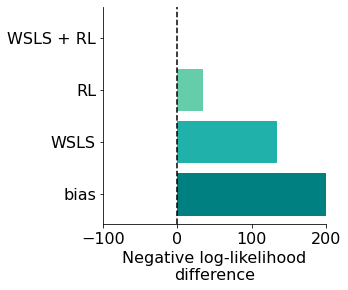
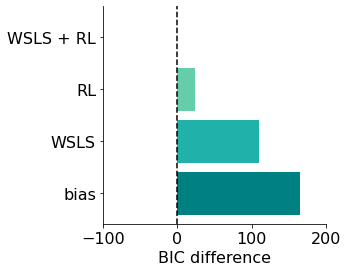
The notebook cell's code change between the first figure and the second:
--- before
+++ after
@@ -1,12 +1,11 @@
-# Plot the NLL for the model comparison in the SD
+# Plot the BIC for the model comparison in the SD
 fig, ax = plt.subplots(figsize=(4,4))
 num_models = 4
-model_fits = np.asarray([25138.9, 25072.5, 24974.0, 24940.5])-24940.5
+model_fits = np.asarray([25150.6, 25095.8, 25009.0, 24987.2])-24987.2
 
 barlist = ax.barh(range(num_models),model_fits, color='lightsteelblue')
 ax.set_yticks(range(num_models))
 ax.set_yticklabels(labels=['bias', 'WSLS', 'RL', 'WSLS + RL'])
-ax.set_xlabel('Negative log-likelihood')
-ax.set_xlabel('Negative log-likelihood\ndifference')
+ax.set_xlabel('BIC difference')
 ax.set_xlim(-100,200)
 ax.set_xticks([-100, 0, 100, 200])

Commit: model fitting updates